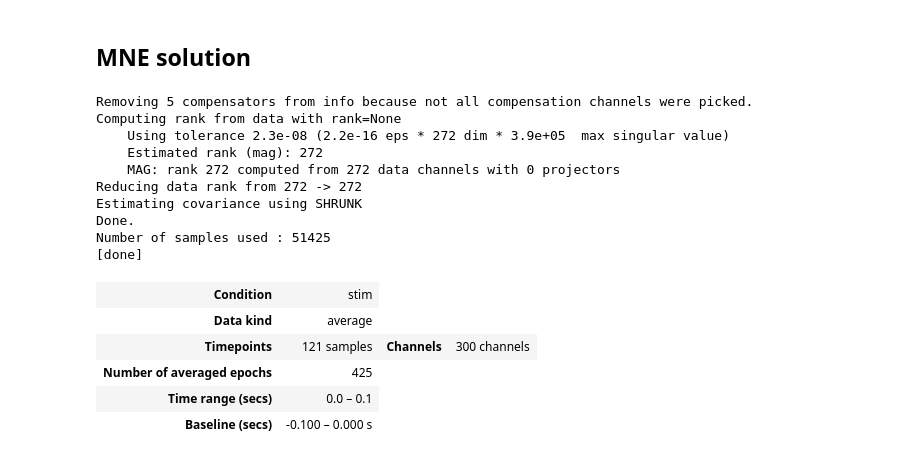
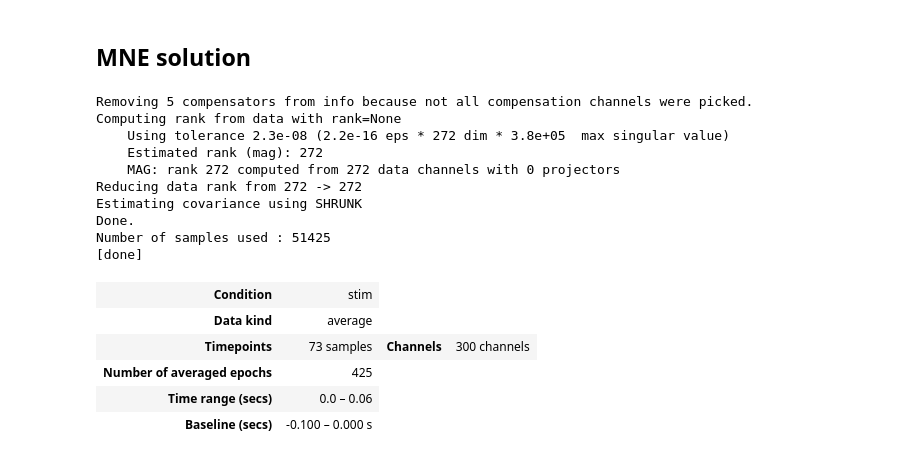
Before and after one commit to nih-megcore/NIMH_MEG_workshop, a Jupyter notebook: Day2/Lab4_SourceLocalization.ipynb, the cells around one changed output. Drawn from its saved outputs; the diff is of its cells as text; code cells hidden in the pictures.

```diff
--- a/Day2/Lab4_SourceLocalization.ipynb
+++ b/Day2/Lab4_SourceLocalization.ipynb
@@ -21,0 +16,9 @@ if not op.exists(bids_deriv_path.root): os.mkdir(bids_deriv_path.root)
+# %%
+#Raw data
+bids_root = op.join('/data/', os.environ['USER'], 'meg_workshop_data')
+#Processed Data Folder: contains (freesurfer / Day1 / Day2)
+deriv_root = op.join(bids_root, 'derivatives')
+#This course data - bids derivatives outputs for Day2 - hey thats today
+project_root = op.join(deriv_root, 'Day2')
+#Freesurfer brain surface reconstruction
+fs_subjects_dir = op.join(deriv_root, 'freesurfer','subjects')
@@ -22,3 +66,5 @@ if not op.exists(bids_deriv_path.root): os.mkdir(bids_deriv_path.root)
 # %%
+#Load the Raw data
+bids_path = BIDSPath(root=bids_root, subject=subject, task='airpuff', run='01',session='01')
 raw = mne.io.read_raw_ctf(bids_path.fpath, clean_names=True, preload=True, verbose=False)
-# raw = mne_bids.read_raw_bids(bids_path, verbose=False, preload=True)
+raw.filter(0.3, 110, n_jobs=n_jobs)
@@ -72,11 +133,11 @@ AttributeError: 'NoneType' object has no attribute '_get_renderer'
 # %% [markdown]
 ## MNE solution
 # %%
-cov = mne.compute_covariance(epochs['stim'], tmin=0, tmax = 0.1, method='shrunk', cv=5)
+cov = mne.compute_covariance(epochs['stim'], tmin=0, tmax = 0.1, method='shrunk', cv=5, n_jobs=n_jobs)
 # %% [output]
 Removing 5 compensators from info because not all compensation channels were picked.
 Computing rank from data with rank=None
-    Using tolerance 2.3e-08 (2.2e-16 eps * 272 dim * 3.9e+05  max singular value)
+    Using tolerance 2.3e-08 (2.2e-16 eps * 272 dim * 3.8e+05  max singular value)
     Estimated rank (mag): 272
     MAG: rank 272 computed from 272 data channels with 0 projectors
 Reducing data rank from 272 -> 272
@@ -85,11 +146,11 @@ Done.
 Number of samples used : 51425
 [done]
 # %%
-evk_stim.crop(0,0.1)
+evk_stim.crop(0.0,0.06)
 # %% [output]
 | Condition | stim |
 | Data kind | average |
-| Timepoints | 121 samples | Channels | 300 channels |
+| Timepoints | 73 samples | Channels | 300 channels |
 | Number of averaged epochs | 425 |
-| Time range (secs) | 0.0 – 0.1 |
+| Time range (secs) | 0.0 – 0.06 |
 | Baseline (secs) | -0.100 – 0.000 s |
```
Also changed, not shown: parts of 23 cells of this notebook.
